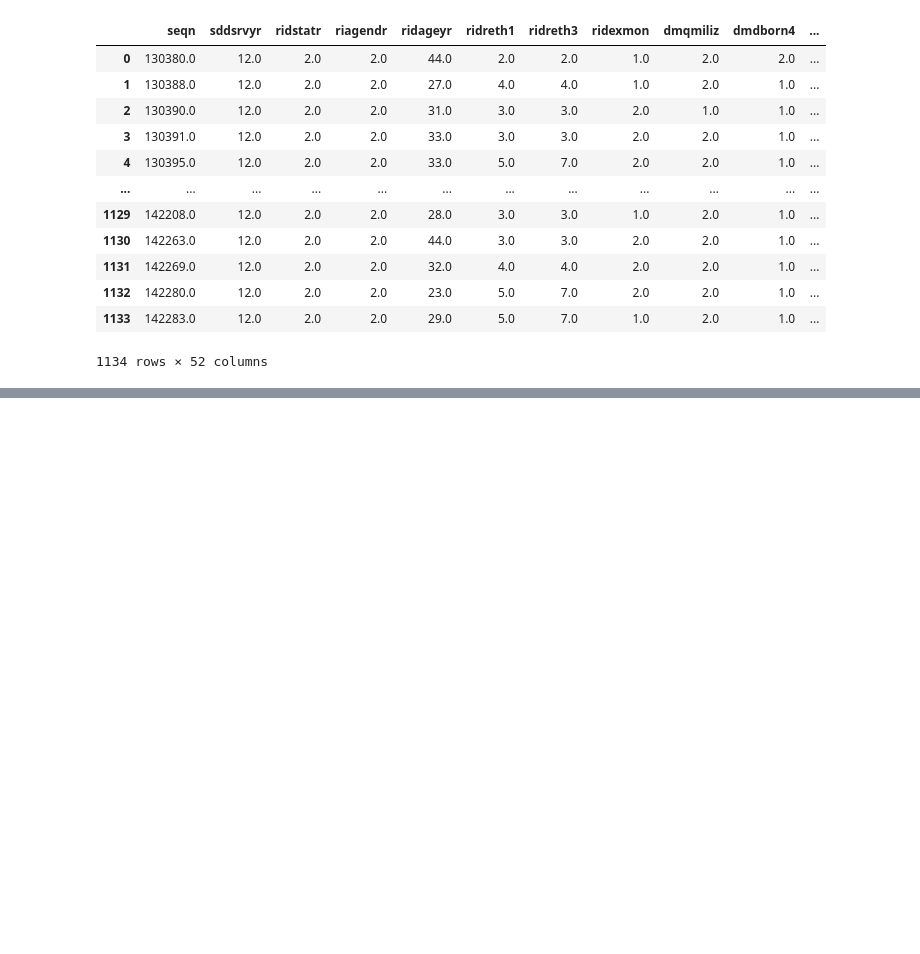
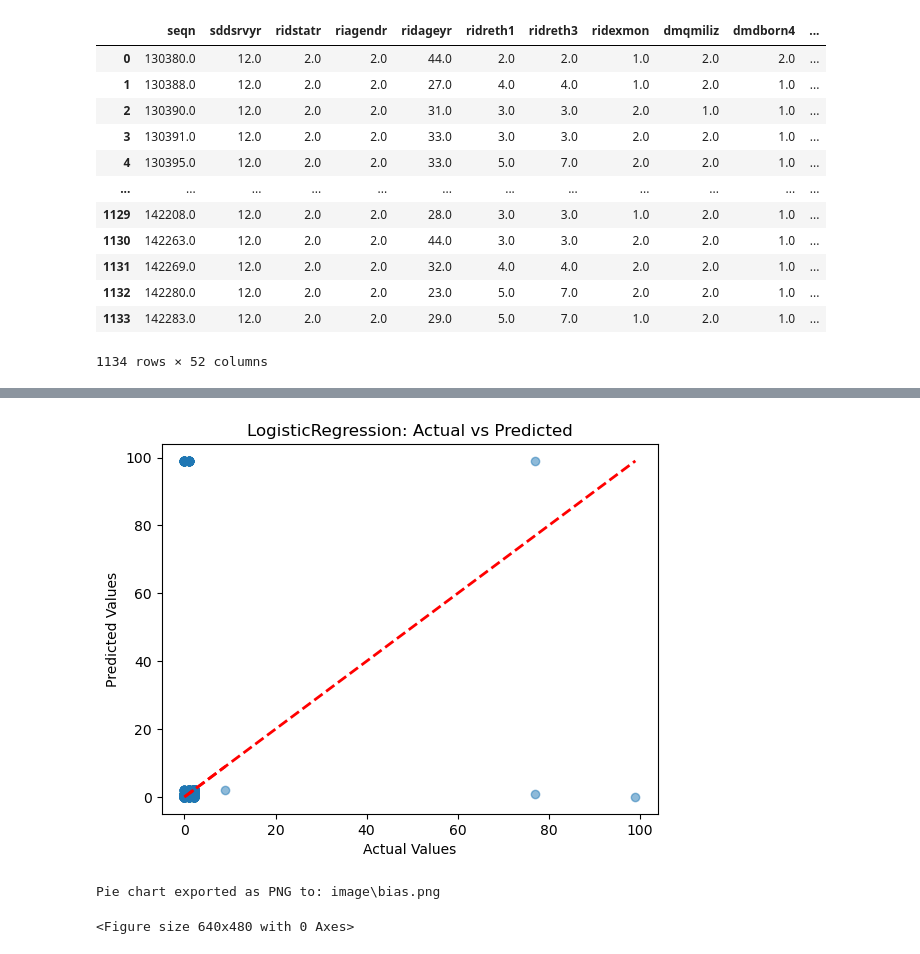
Before and after one commit to manaswithasunkara/Bias-mititgation-Healthcare-, a Jupyter notebook: Bias_Mitigation.ipynb, the cells around one changed output, grey strips where cells are left out. Cells and saved outputs as stored; diff of their text form; code cells hidden in the pictures; blank space fills up the shorter version.

```diff
--- a/Bias_Mitigation.ipynb
+++ b/Bias_Mitigation.ipynb
@@ -216,4 +256,5 @@ data
 | 1133 | 142283.0 | 12.0 | 2.0 | 2.0 | 29.0 | 5.0 | 7.0 | 1.0 | 2.0 | 1.0 | ... |
 1134 rows × 52 columns
 # %%
-pregnant_women = data[(data['riagendr'] == 2.0) & (data['urxpreg'] == 1.0)].copy()
+filtered_data = data[data['riagendr'] != 1.0]
+filtered_data
@@ -380,0 +275,11 @@ KeyError: "['lbxgh'] not in index"
+# %%
+filtered_data.columns
+
+x= filtered_data.drop(columns=['hiq011','hiq032a','hiq210'])
+y= data[['hiq011','hiq032a', 'hiq210']]
+print("printing x values")
+print(x)
+print("printing y values")
+print(y)
+
+filtered_data.sum()
@@ -387,5 +327,4 @@ x_poly= poly.fit_transform(x_scaled)
 # %%
-x_train, x_test, y_train, y_test= train_test_split(x_poly,y, test_size=0.3, random_state=0)
-
+x_train, x_test, y_train, y_test = train_test_split(x_scaled, y, test_size=0.3, random_state=42)
 print(x_train, y_train)
 # %% [output]
@@ -424,0 +348,4 @@ y_pred= model.predict(x_test)
+# %%
+model = LogisticRegression(class_weight='balanced', max_iter=10000)
+model= MultiOutputClassifier(model)
+model.fit(x_train, y_train)
@@ -443,0 +389,16 @@ NameError: name 'zero_division' is not defined
+# %%
+plt.scatter(y_test, y_pred, alpha = 0.5)
+plt.plot([y_test.min(), y_test.max()], [y_test.min(), y_test.max()], 'r--', lw=2)
+plt.xlabel("Actual Values")
+plt.ylabel("Predicted Values")
+plt.title("LogisticRegression: Actual vs Predicted")
+plt.show()
+# %% [output]
+[figure, added]
+# %%
+png_path = os.path.join(output_dir, 'bias.png')
+plt.savefig(png_path, bbox_inches='tight', dpi=300)
+print(f"Pie chart exported as PNG to: {png_path}")
+# %% [output]
+Pie chart exported as PNG to: image\bias.png
+<Figure size 640x480 with 0 Axes>
```
Also changed, not shown: parts of 37 cells of this notebook.
